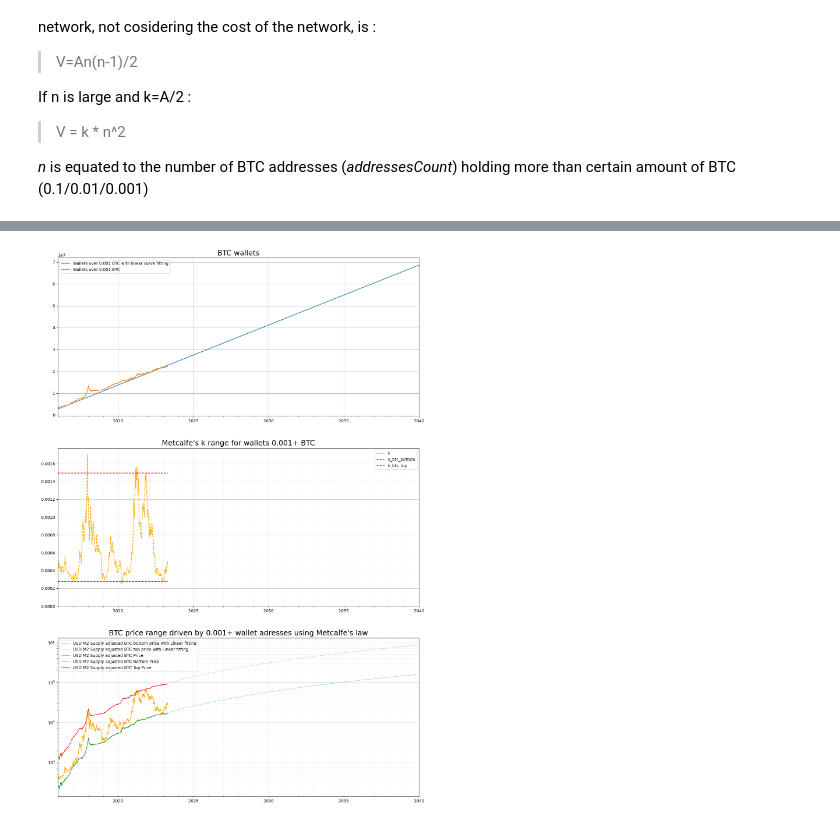
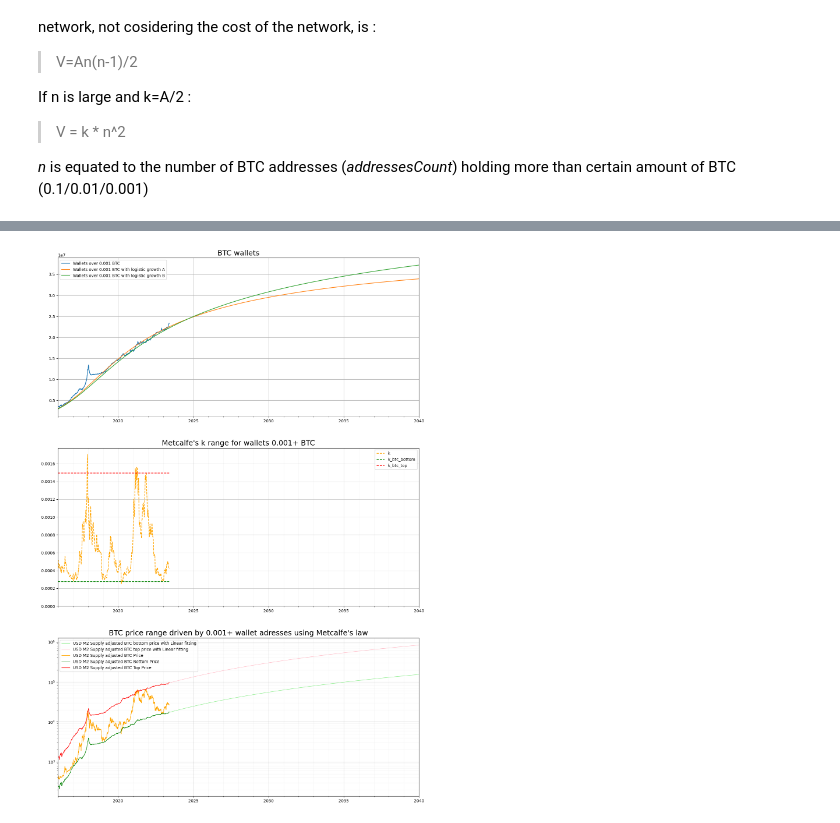
Before and after one commit to bekisz/chain-intelligence, a Jupyter notebook: metcalfe.ipynb, the cells around one changed output, grey strips where cells are left out. Saved outputs shown, nothing was run; the diff lists cells and outputs as text; code cells hidden in the pictures.

```diff
--- a/metcalfe.ipynb
+++ b/metcalfe.ipynb
@@ -399,3 +399,37 @@ p_0=4300000000.0, k=7517.785252648731, l=7517.785252648731
 | 2039-12-31 | NaN | NaN | NaN | NaN | NaN | NaN | ... |
 | 2040-01-01 | NaN | NaN | NaN | NaN | NaN | NaN | ... |
 10958 rows × 29 columns
+# %%
+#df.loc(axis=1)[('BTC_AdrBal1in10BCnt_func_unlimited')]=1000000
+min_date = df.index.min()
+
+def linear_growth_func(y_previous,a):
+    return y_previous+a
+def unlimited_growth_func(y_previous,r):
+    return y_previous+r*y_previous
+def logistic_growth_func(y_previous,r,M,m=1):
+    return y_previous+y_previous*r*(1-(y_previous/M))**(1/m)
+
+for min_btc in min_btcs:
+    initial_wallets =  df.loc(axis=1)[(coin,wallet_range,'addressesCount')][min_date]
+
+    wallet_range = str(min_btc) + '+'
+    i = 0
+    y_prev=initial_wallets
+    for index, row in df.iterrows():
+        y=logistic_growth_func(y_prev,1/450,50*1000*1000,1/4)
+        df.loc[index,(coin, wallet_range, 'addressesCount_logistic_guess_A')] =y
+        y_prev=y
+        i=i+1
+for min_btc in min_btcs:
+    initial_wallets =  df.loc(axis=1)[(coin,wallet_range,'addressesCount')][min_date]
+
+    wallet_range = str(min_btc) + '+'
+    i = 0
+    y_prev=initial_wallets
+    for index, row in df.iterrows():
+        y=logistic_growth_func(y_prev,1/450,100*1000*1000,1/9)
+        df.loc[index,(coin, wallet_range, 'addressesCount_logistic_guess_B')] =y
+        y_prev=y
+        i=i+1
+df
@@ -407,40 +457,43 @@ fig.set_size_inches(16, 8*subplots)
 
 axs[0].set_title("{} wallets".format(coin), fontsize=18)
 for min_btc in min_btcs:
-    df[coin][str(min_btc)+'+']['addressesCount_linear_fit'][plot_start_date:].plot(ax=axs[0],label='Wallets over {} {} with linear curve fitting'.format(min_btc, coin) )
+#    df[coin][str(min_btc)+'+']['addressesCount_linear_fit'][plot_start_date:].plot(ax=axs[0],label='Wallets over {} {} with linear curve fitting'.format(min_btc, coin) )
 #    df[coin][str(min_btc)+'+']['addressesCount_linear_guess'].plot(ax=axs[0],label='Wallets over {} {} with linear guess'.format(min_btc, coin) )
     df[coin][str(min_btc)+'+']['addressesCount'][plot_start_date:today].plot(ax=axs[0],label='Wallets over {} {}'.format(min_btc, coin) )
+    df[coin][str(min_btc)+'+']['addressesCount_logistic_guess_A'][plot_start_date:].plot(ax=axs[0],label='Wallets over {} {} with logistic growth A'.format(min_btc, coin) )
+    df[coin][str(min_btc)+'+']['addressesCount_logistic_guess_B'][plot_start_date:].plot(ax=axs[0],label='Wallets over {} {} with logistic growth B'.format(min_btc, coin) )
+
 axs[0].legend(loc='best')
 axs[0].grid()
 i=1
 for min_btc in min_btcs:
 #for i in range(1,subplots,2) :
 
     wallet_range = str(min_btc)+'+'
     axs[i].set_title("Metcalfe's k range for wallets {} {}".format(wallet_range, coin), fontsize=18)
     df[coin][wallet_range]['k-sma7d'][plot_start_date:].plot(ax=axs[i],color='orange',label='k'.format(wallet_range, coin), linestyle='dashed')
     (df[coin][wallet_range]['k_btc_bottom'][plot_start_date:]*btc_max_supply).plot(ax=axs[i],color='green',label='k_btc_bottom', linestyle='dashed')
     (df[coin][wallet_range]['k_btc_top'][plot_start_date:]*btc_max_supply).plot(ax=axs[i],color='red',label='k_btc_top', linestyle='dashed')
     axs[i].legend(loc='best')
     axs[i].set_ylim([0,None])
     axs[i].grid(which='major', alpha=0.6)
     axs[i].grid(which='minor', alpha=0.15)
     axs[i+1].set_title("{} price range driven by {} wallet adresses using Metcalfe's law".format(coin, wallet_range), fontsize=18)
 
     #m2_adj_='m2_adj_'
     m2_adj_=''
     wallet_range
     df[coin][wallet_range][m2_adj_ + 'bottom_price_linear_fit'][today:].plot(ax=axs[i+1], linewidth=1, color='lightgreen',label='USD M2 Supply adjusted {} bottom price with Linear fitting'.format(coin))
     df[coin][wallet_range][m2_adj_ + 'top_price_linear_fit'][today:].plot(ax=axs[i+1], linewidth=1, color='pink',label='USD M2 Supply adjusted {} top price with Linear fitting'.format(coin))
 
     df[coin]['all'][m2_adj_ + 'price'][plot_start_date:].plot(ax=axs[i+1], linewidth=1, color='orange',label='USD M2 Supply adjusted {} Price '.format(coin))
 
     df[coin][wallet_range][m2_adj_ + 'bottom_price'][plot_start_date:].plot(ax=axs[i+1], linewidth=1,color='green',label='USD M2 Supply adjusted {} Bottom Price'.format(coin))
     df[coin][wallet_range][m2_adj_ + 'top_price'][plot_start_date:].plot(ax=axs[i+1], linewidth=1,color='red',label='USD M2 Supply adjusted {} Top Price'.format(coin))
     axs[i+1].set_yscale('log')
     axs[i+1].legend(loc='best')
     axs[i+1].grid(which='major', alpha=0.6)
     axs[i+1].grid(which='minor', alpha=0.15)
     i=i+2
 # %% [output]
-[figure, old version]
+[figure, new version]
```
Also changed, not shown: parts of 8 cells of this notebook, 11 other files.
